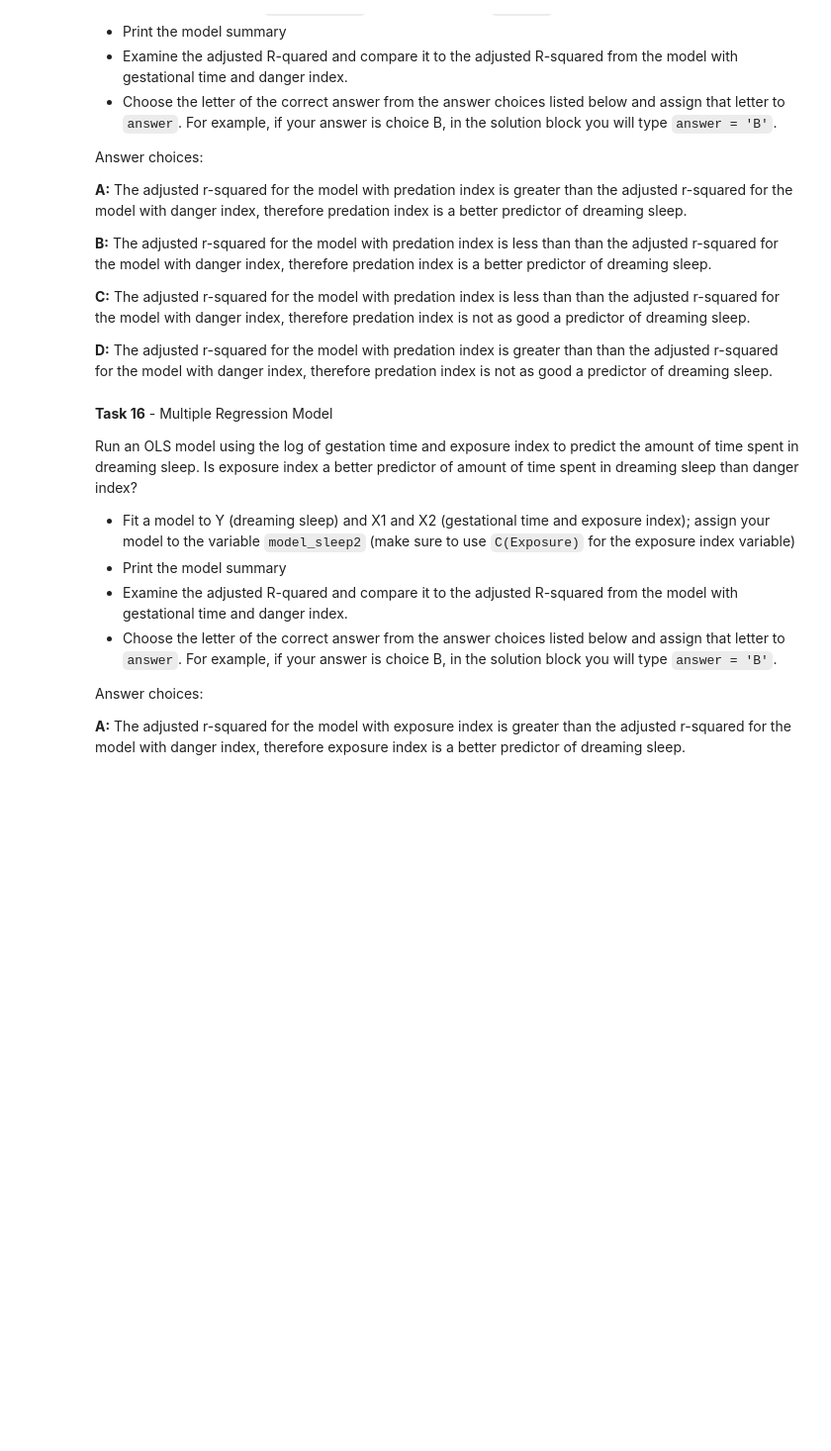
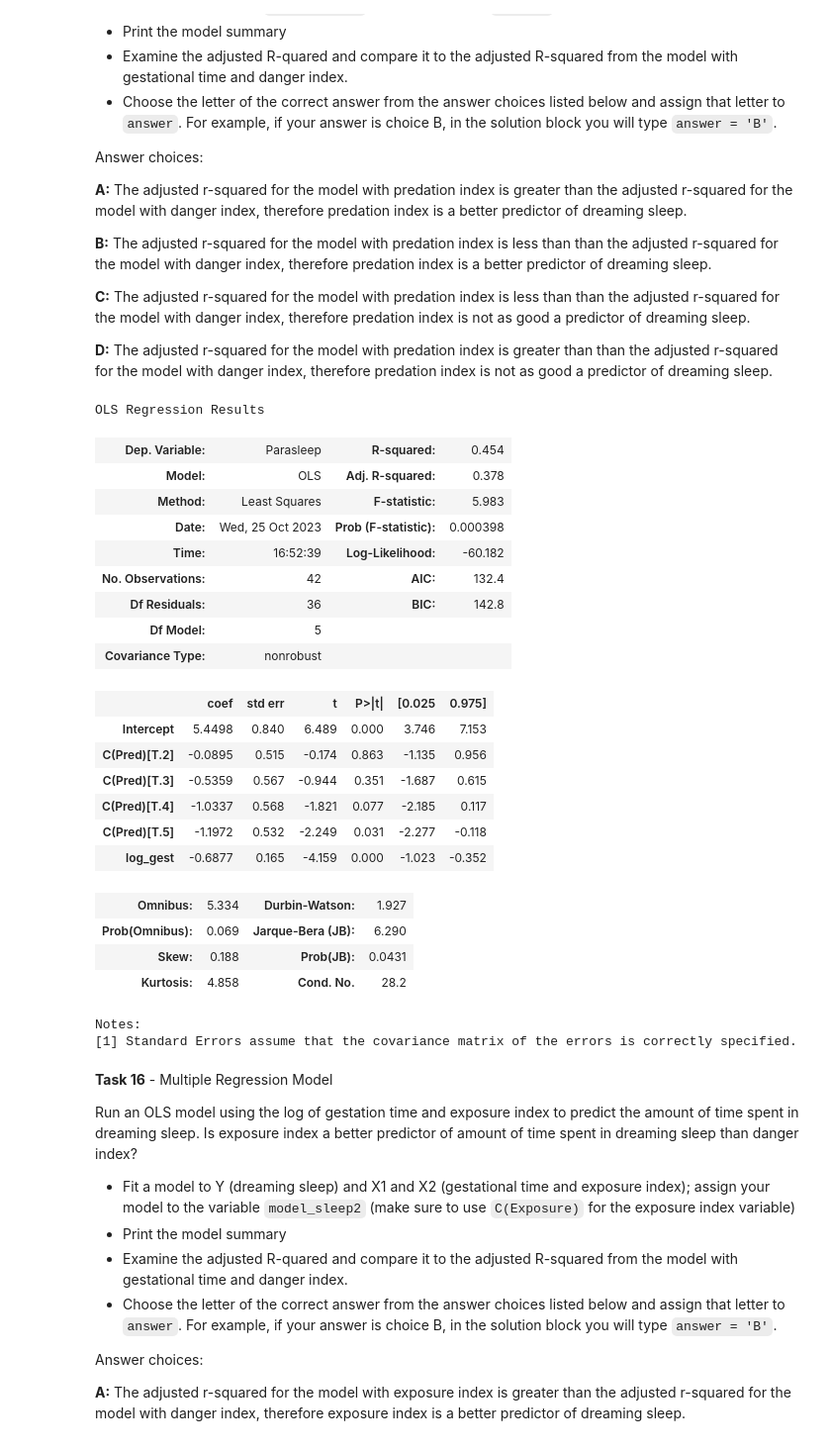
Before and after one commit to sikoh/DS-Linear-Algebra, a Jupyter notebook: Multiple-Regression/DS_MultipleRegression_Homework.ipynb, the cells around one changed output. Shown: that part at 99% size. Cells and saved outputs as stored; diff of their text form; code cells hidden in the pictures; blank space fills up the shorter version.

```diff
--- a/Multiple-Regression/DS_MultipleRegression_Homework.ipynb
+++ b/Multiple-Regression/DS_MultipleRegression_Homework.ipynb
@@ -465,12 +532,41 @@ Answer choices:
 # %%
 # Task 15
 # complete the log of gestational time - DO NOT DELETE
 
 import numpy as np
-log_gest = np.log(df_sleep['Gest'])
 
 # YOUR CODE HERE
-raise NotImplementedError()
+df_sleep['log_gest'] = np.log(df_sleep['Gest'])
+
+model_sleep1 = ols("Parasleep ~ log_gest + C(Pred)", data = df_sleep).fit()
+
+Answer = 'C'
+
+model_sleep1.summary()
+# %% [output]
+OLS Regression Results
+| Dep. Variable: | Parasleep | R-squared: | 0.454 |
+| Model: | OLS | Adj. R-squared: | 0.378 |
+| Method: | Least Squares | F-statistic: | 5.983 |
+| Date: | Wed, 25 Oct 2023 | Prob (F-statistic): | 0.000398 |
+| Time: | 16:52:39 | Log-Likelihood: | -60.182 |
+| No. Observations: | 42 | AIC: | 132.4 |
+| Df Residuals: | 36 | BIC: | 142.8 |
+| Df Model: | 5 |  |  |
+| Covariance Type: | nonrobust |  |  |
+|  | coef | std err | t | P>|t| | [0.025 | 0.975] |
+| Intercept | 5.4498 | 0.840 | 6.489 | 0.000 | 3.746 | 7.153 |
+| C(Pred)[T.2] | -0.0895 | 0.515 | -0.174 | 0.863 | -1.135 | 0.956 |
+| C(Pred)[T.3] | -0.5359 | 0.567 | -0.944 | 0.351 | -1.687 | 0.615 |
+| C(Pred)[T.4] | -1.0337 | 0.568 | -1.821 | 0.077 | -2.185 | 0.117 |
+| C(Pred)[T.5] | -1.1972 | 0.532 | -2.249 | 0.031 | -2.277 | -0.118 |
+| log_gest | -0.6877 | 0.165 | -4.159 | 0.000 | -1.023 | -0.352 |
+| Omnibus: | 5.334 | Durbin-Watson: | 1.927 |
+| Prob(Omnibus): | 0.069 | Jarque-Bera (JB): | 6.290 |
+| Skew: | 0.188 | Prob(JB): | 0.0431 |
+| Kurtosis: | 4.858 | Cond. No. | 28.2 |
+Notes:
+[1] Standard Errors assume that the covariance matrix of the errors is correctly specified.
 # %%
 # Task 15 - Test
 # Hidden tests - you will see the results when you submit to Canvas
```
Also changed, not shown: parts of 10 cells of this notebook.
